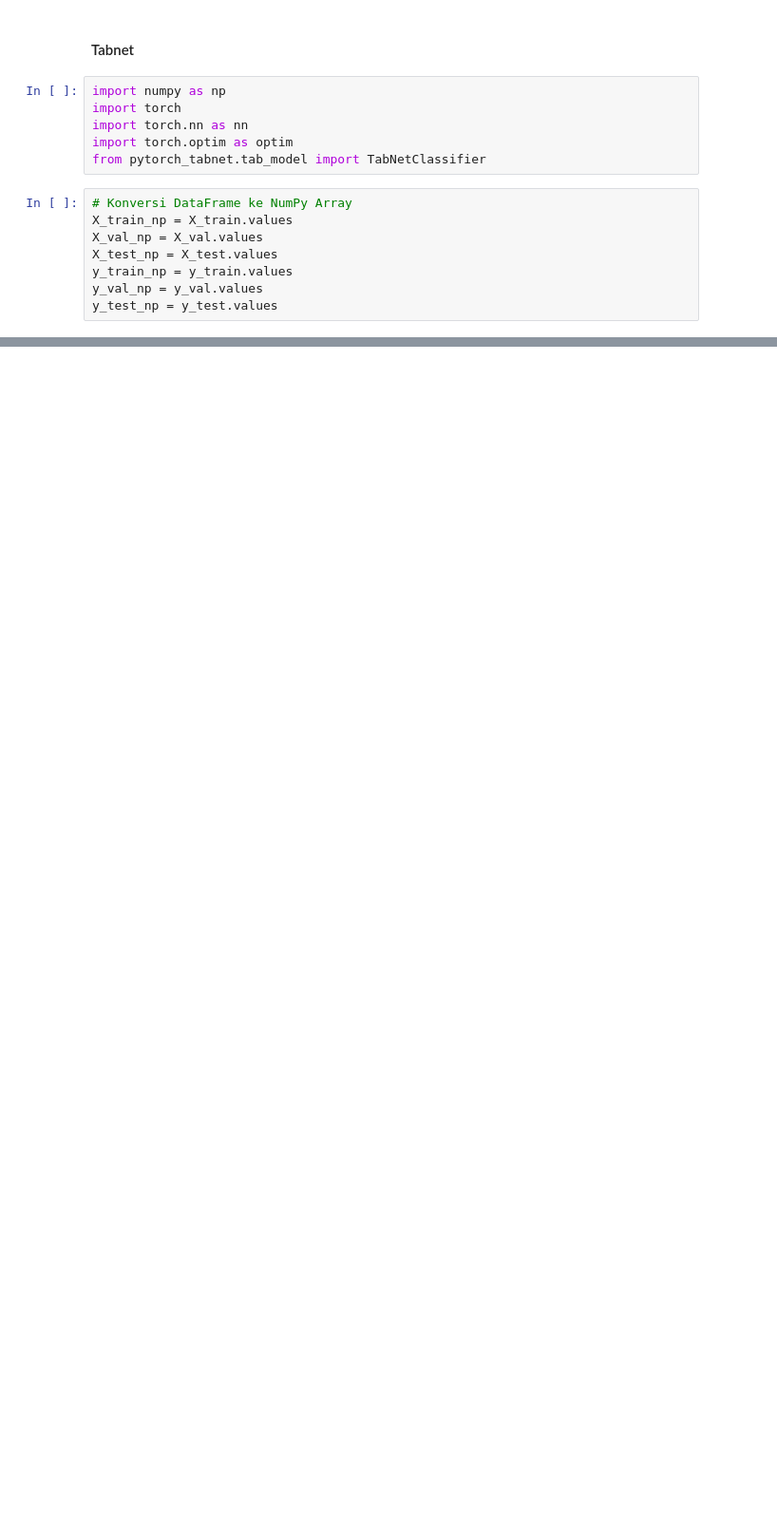
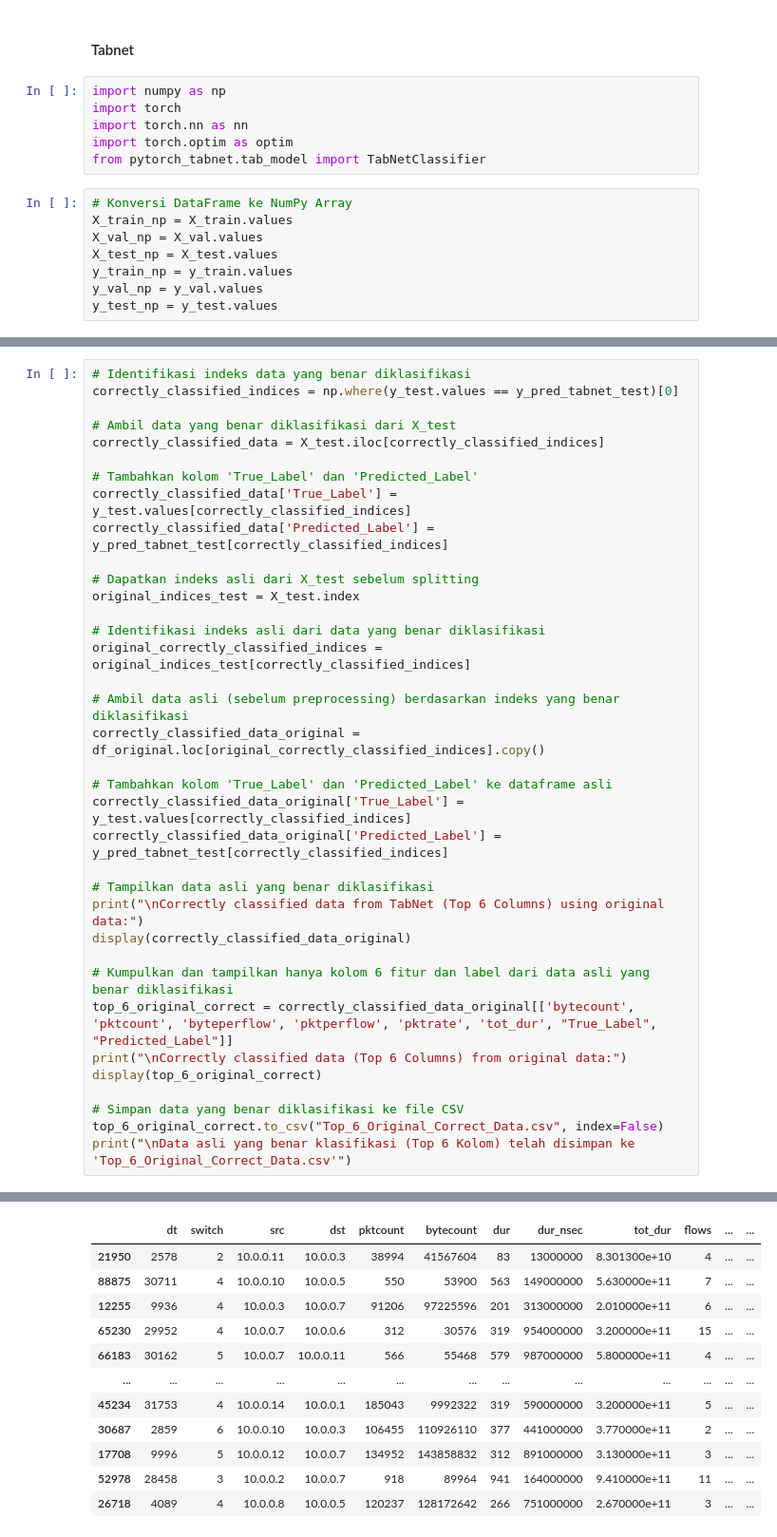
Before and after one commit to NurFakhri/DDos-Attack-Predict, a Jupyter notebook: DDoS_Attack_Prediction.ipynb, the cells around one changed output, grey strips where cells are left out. Shown at 95% size. Saved outputs shown, nothing was run; the diff lists cells and outputs as text; blank space fills up the shorter version.

```diff
--- a/DDoS_Attack_Prediction.ipynb
+++ b/DDoS_Attack_Prediction.ipynb
@@ -770,0 +1000,37 @@ Confusion Matrix:
+# %%
+# Identifikasi indeks data yang benar diklasifikasi
+correctly_classified_indices = np.where(y_test.values == y_pred_tabnet_test)[0]
+
+# Ambil data yang benar diklasifikasi dari X_test
+correctly_classified_data = X_test.iloc[correctly_classified_indices]
+
+# Tambahkan kolom 'True_Label' dan 'Predicted_Label'
+correctly_classified_data['True_Label'] = y_test.values[correctly_classified_indices]
+correctly_classified_data['Predicted_Label'] = y_pred_tabnet_test[correctly_classified_indices]
+
+# Dapatkan indeks asli dari X_test sebelum splitting
+original_indices_test = X_test.index
+
+# Identifikasi indeks asli dari data yang benar diklasifikasi
+original_correctly_classified_indices = original_indices_test[correctly_classified_indices]
+
+# Ambil data asli (sebelum preprocessing) berdasarkan indeks yang benar diklasifikasi
+correctly_classified_data_original = df_original.loc[original_correctly_classified_indices].copy()
+
+# Tambahkan kolom 'True_Label' dan 'Predicted_Label' ke dataframe asli
+correctly_classified_data_original['True_Label'] = y_test.values[correctly_classified_indices]
+correctly_classified_data_original['Predicted_Label'] = y_pred_tabnet_test[correctly_classified_indices]
+
+# Tampilkan data asli yang benar diklasifikasi
+print("\nCorrectly classified data from TabNet (Top 6 Columns) using original data:")
+display(correctly_classified_data_original)
+
+# Kumpulkan dan tampilkan hanya kolom 6 fitur dan label dari data asli yang benar diklasifikasi
+top_6_original_correct = correctly_classified_data_original[['bytecount', 'pktcount', 'byteperflow', 'pktperflow', 'pktrate', 'tot_dur', "True_Label", "Predicted_Label"]]
+print("\nCorrectly classified data (Top 6 Columns) from original data:")
+display(top_6_original_correct)
+
+# Simpan data yang benar diklasifikasi ke file CSV
+top_6_original_correct.to_csv("Top_6_Original_Correct_Data.csv", index=False)
+print("\nData asli yang benar klasifikasi (Top 6 Kolom) telah disimpan ke 'Top_6_Original_Correct_Data.csv'")
+# %% [output]
@@ -770,0 +1048,12 @@ Confusion Matrix:
+|  | dt | switch | src | dst | pktcount | bytecount | dur | dur_nsec | tot_dur | flows | ... | ... |
+| 21950 | 2578 | 2 | 10.0.0.11 | 10.0.0.3 | 38994 | 41567604 | 83 | 13000000 | 8.301300e+10 | 4 | ... | ... |
+| 88875 | 30711 | 4 | 10.0.0.10 | 10.0.0.5 | 550 | 53900 | 563 | 149000000 | 5.630000e+11 | 7 | ... | ... |
+| 12255 | 9936 | 4 | 10.0.0.3 | 10.0.0.7 | 91206 | 97225596 | 201 | 313000000 | 2.010000e+11 | 6 | ... | ... |
+| 65230 | 29952 | 4 | 10.0.0.7 | 10.0.0.6 | 312 | 30576 | 319 | 954000000 | 3.200000e+11 | 15 | ... | ... |
+| 66183 | 30162 | 5 | 10.0.0.7 | 10.0.0.11 | 566 | 55468 | 579 | 987000000 | 5.800000e+11 | 4 | ... | ... |
+| ... | ... | ... | ... | ... | ... | ... | ... | ... | ... | ... | ... | ... |
+| 45234 | 31753 | 4 | 10.0.0.14 | 10.0.0.1 | 185043 | 9992322 | 319 | 590000000 | 3.200000e+11 | 5 | ... | ... |
+| 30687 | 2859 | 6 | 10.0.0.10 | 10.0.0.3 | 106455 | 110926110 | 377 | 441000000 | 3.770000e+11 | 2 | ... | ... |
+| 17708 | 9996 | 5 | 10.0.0.12 | 10.0.0.7 | 134952 | 143858832 | 312 | 891000000 | 3.130000e+11 | 3 | ... | ... |
+| 52978 | 28458 | 3 | 10.0.0.2 | 10.0.0.7 | 918 | 89964 | 941 | 164000000 | 9.410000e+11 | 11 | ... | ... |
+| 26718 | 4089 | 4 | 10.0.0.8 | 10.0.0.5 | 120237 | 128172642 | 266 | 751000000 | 2.670000e+11 | 3 | ... | ... |
```
Also changed, not shown: parts of 63 cells of this notebook.
